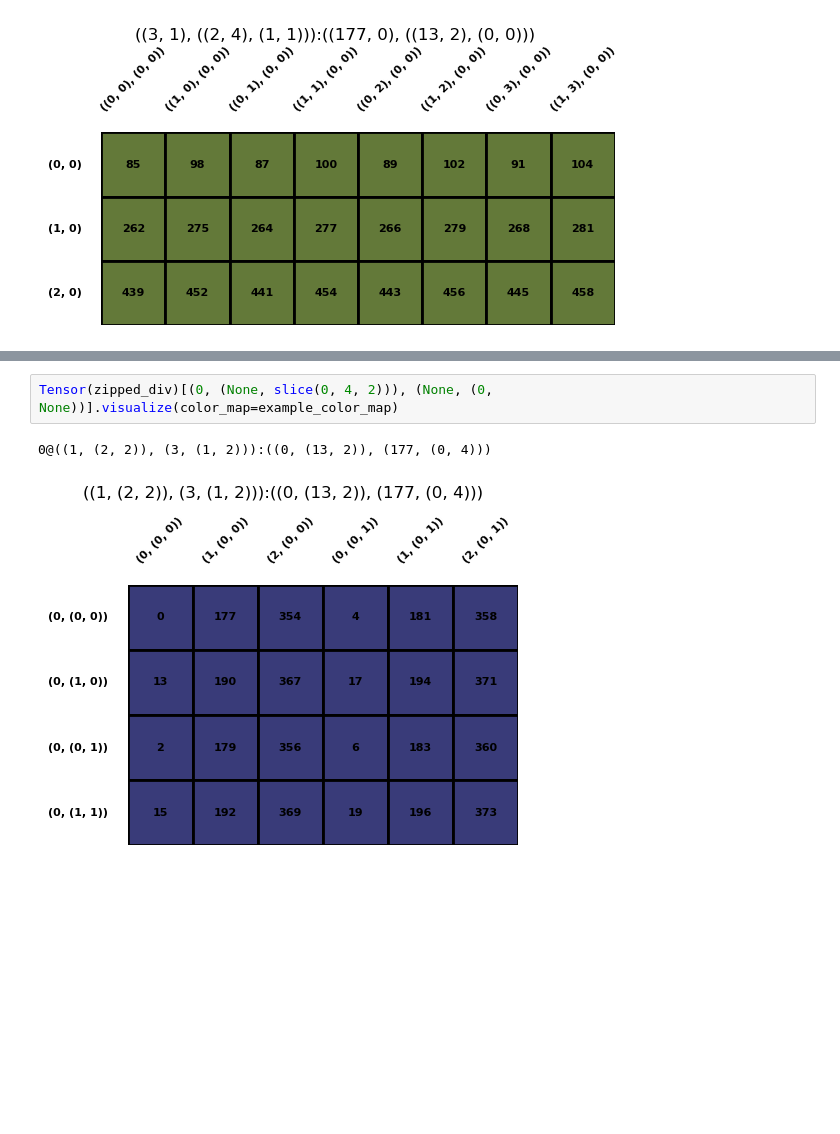
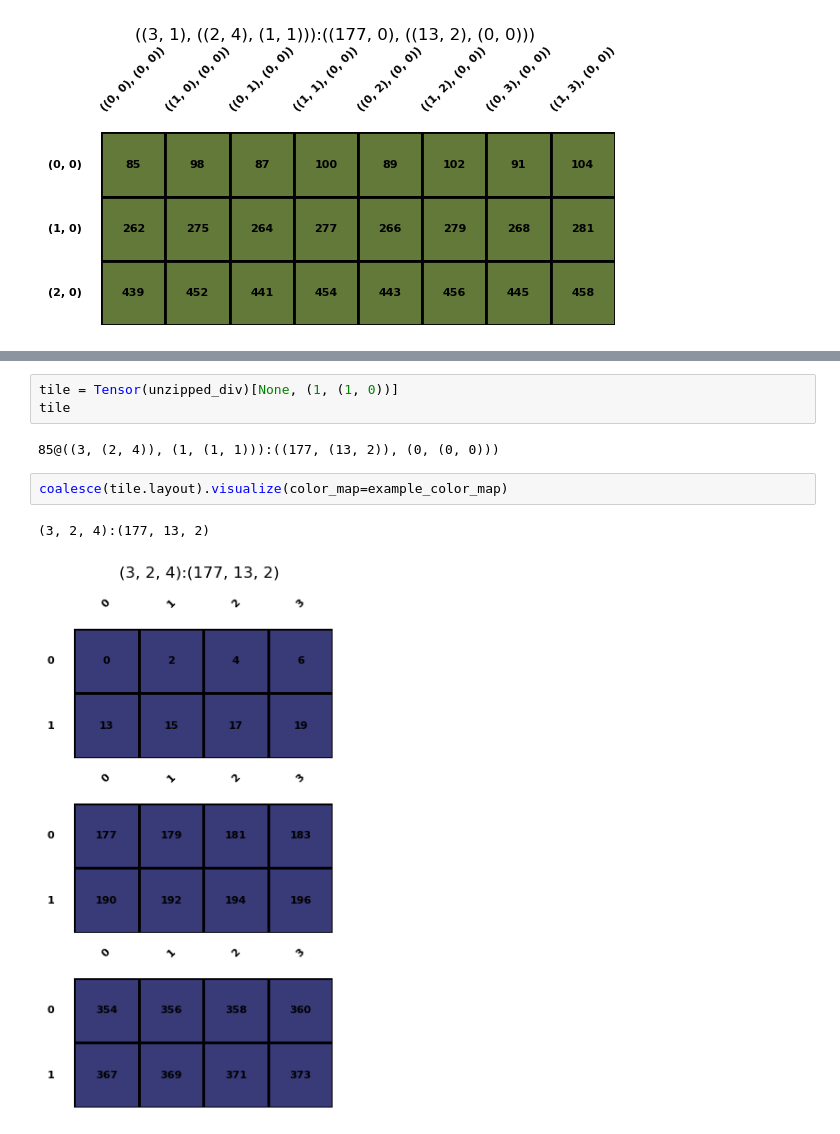
Before and after one commit to w32zhong/simp-intelligence, a Jupyter notebook: simp_intelligence/math/layout_divide.ipynb, the cells around one changed output, grey strips where cells are left out. Saved outputs shown, nothing was run; the diff lists cells and outputs as text; blank space fills up the shorter version.

```diff
--- a/simp_intelligence/math/layout_divide.ipynb
+++ b/simp_intelligence/math/layout_divide.ipynb
@@ -115,5 +112,10 @@ For example, let us access the tiled view of `shape=(3,(2,4)),(3,(2,2))`.
 # %%
-Tensor(zipped_div)[(0, (None, slice(0, 4, 2))), (None, (0, None))].visualize(color_map=example_color_map)
+tile = Tensor(unzipped_div)[None, (1, (1, 0))]
+tile
 # %% [output]
-0@((1, (2, 2)), (3, (1, 2))):((0, (13, 2)), (177, (0, 4)))
+85@((3, (2, 4)), (1, (1, 1))):((177, (13, 2)), (0, (0, 0)))
-[figure, removed]
+# %%
+coalesce(tile.layout).visualize(color_map=example_color_map)
+# %% [output]
+(3, 2, 4):(177, 13, 2)
+[figure, added]
```
Also changed, not shown: parts of 7 cells of this notebook, 1 other file.
